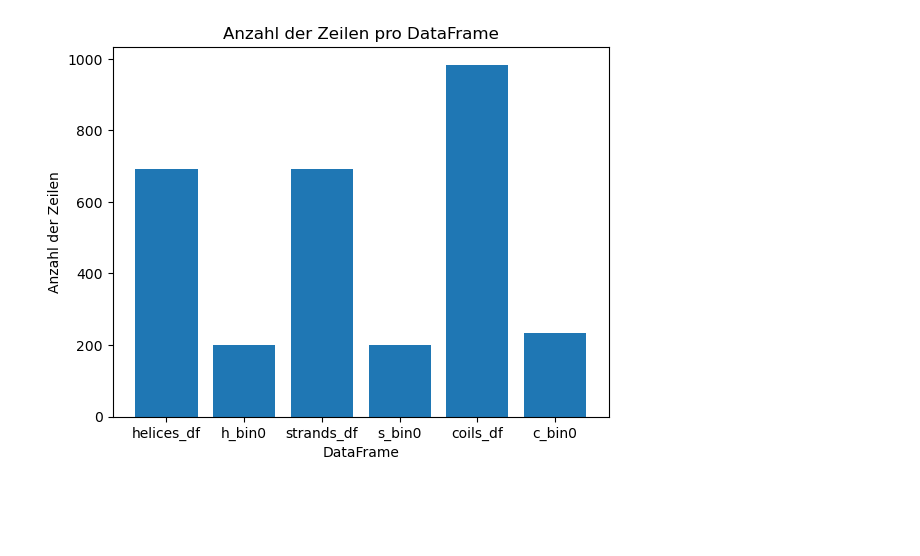
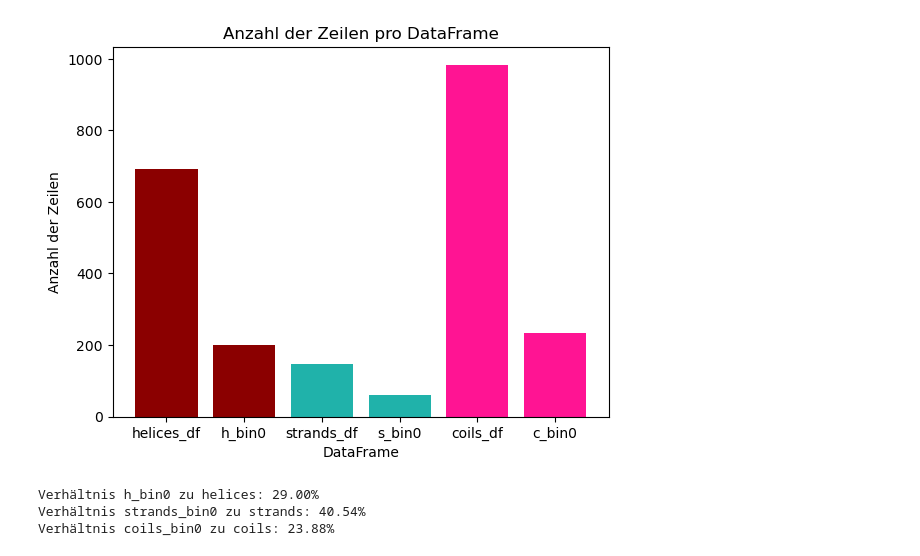
Before and after one commit to datascience-mobi-2023/topic02_team04, a Jupyter notebook: Code1_Mara.ipynb, the cells around one changed output. Saved outputs shown, nothing was run; the diff lists cells and outputs as text; code cells hidden in the pictures; blank space fills up the shorter version.

```diff
--- a/Code1_Mara.ipynb
+++ b/Code1_Mara.ipynb
@@ -153,5 +63,5 @@ helices_df_bin0
 strands = ["1650","1651","1652","1653","1654","1674","1675","1676","1677","1684","1685","1686","1687","1688","1689","1712","1713","1714","1715","1765","1766","1767","1768","1769","1807","1808","1809","1810"]
 
 
-strands_df = df.loc[df['position'].astype(str).isin(helices)]
+strands_df = df.loc[df['position'].astype(str).isin(strands)]
 print(strands_df)
@@ -253,23 +93,47 @@ common_elements_list
 # %%
-import pandas as pd
-import matplotlib.pyplot as plt
+#plot Vergleich secondary structures
 
 
 # Anzahl der Zeilen in jedem DataFrame
 df_counts = [len(helices_df),len(helices_df_bin0), len(strands_df),len(strands_df_bin0), len(coils_df),len(coils_df_bin0)]
 
 # DataFrame-Namen
 df_names = ['helices_df',"h_bin0", 'strands_df',"s_bin0",'coils_df',"c_bin0"]
+colors = ['darkred', 'darkred', 'lightseagreen', 'lightseagreen', 'deeppink', 'deeppink']
 
 # Erstelle das Balkendiagramm
-plt.bar(df_names, df_counts)
+plt.bar(df_names, df_counts,color=colors)
+
+
 
 # Achsentitel und Diagrammtitel hinzufügen
 plt.xlabel('DataFrame')
 plt.ylabel('Anzahl der Zeilen')
 plt.title('Anzahl der Zeilen pro DataFrame')
 
 # Zeige das Diagramm an
 plt.show()
+
+
+#Verältnisse der Sekundärstrukturen und ihren bin0 scores
+
+# Liste der DataFrames
+dataframes = [helices_df, helices_df_bin0, strands_df, strands_df_bin0, coils_df, coils_df_bin0]
+
+# DataFrame-Namen
+df_names = ['helices', 'h_bin0', 'strands', 'strands_bin0', 'coils', 'coils_bin0']
+
+# Berechnung des Verhältnisses der Anzahl der Zeilen für jedes Paar in Prozent
+ratios = []
+for i in range(1, len(dataframes), 2):
+    ratio = (len(dataframes[i]) / len(dataframes[i-1])) * 100
+    ratios.append(ratio)
+
+# Ausgabe der Verhältnisse
+for i, ratio in enumerate(ratios):
+    print(f"Verhältnis {df_names[i*2+1]} zu {df_names[i*2]}: {ratio:.2f}%")
 # %% [output]
-[figure, old version]
+[figure, new version]
+Verhältnis h_bin0 zu helices: 29.00%
+Verhältnis strands_bin0 zu strands: 40.54%
+Verhältnis coils_bin0 zu coils: 23.88%
```
Also changed, not shown: parts of 15 cells of this notebook.
